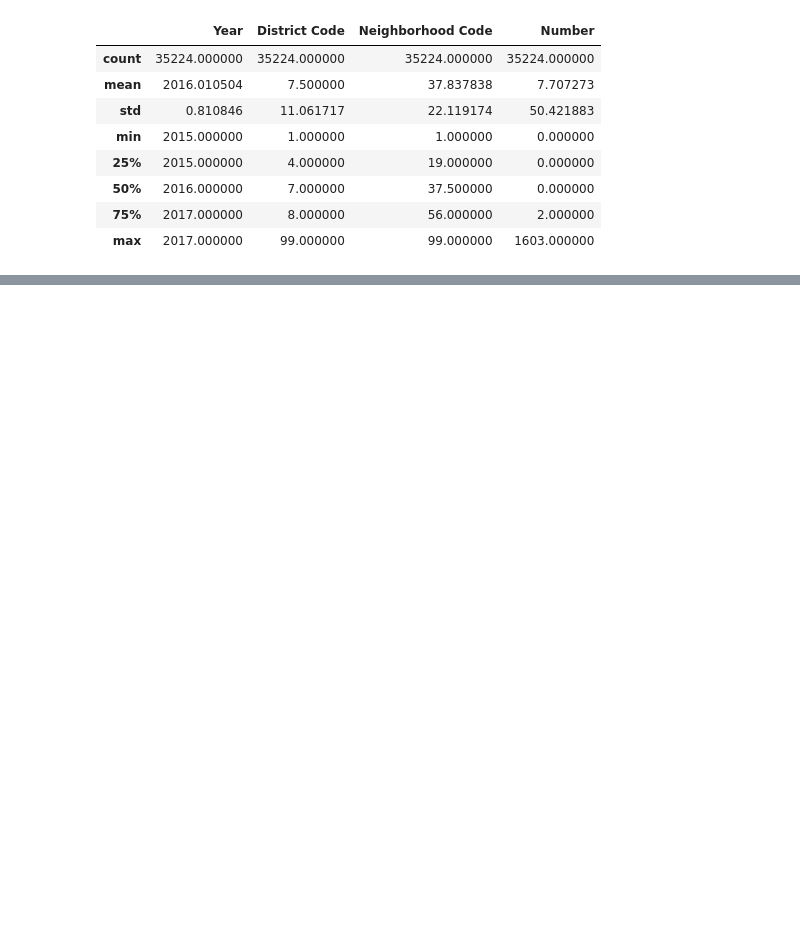
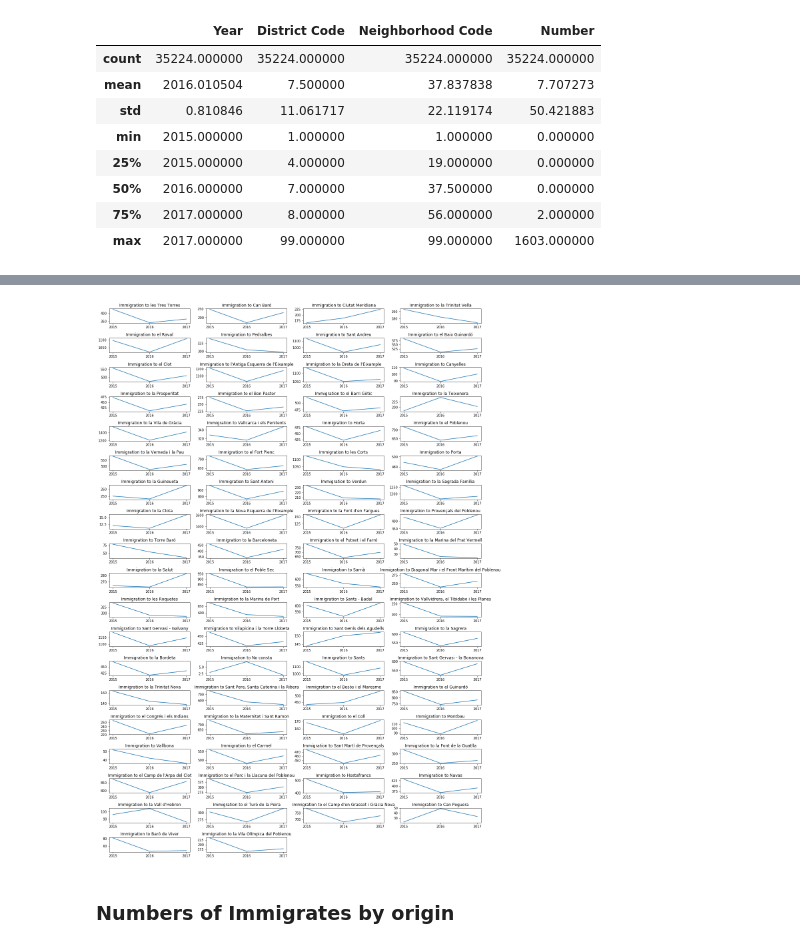
Before and after one commit to novajon/exploring-barcelona, a Jupyter notebook: Initial_Barcelona_Exploration.ipynb, the cells around one changed output, grey strips where cells are left out. Saved outputs shown, nothing was run; the diff lists cells and outputs as text; code cells hidden in the pictures; blank space fills up the shorter version.

```diff
--- a/Initial_Barcelona_Exploration.ipynb
+++ b/Initial_Barcelona_Exploration.ipynb
@@ -78,0 +100,14 @@ immigrants_nationality[immigrants_nationality.Nationality == "Spain"]
+# %%
+plt.figure(figsize=(20,30))
+for plot_ind,neighborhood in enumerate(unique_neighborhoods):
+    ax = plt.subplot(int(len(unique_neighborhoods)/4)+1,4,plot_ind+1)
+    current_immigrants = spanish_immigrants[spanish_immigrants["Neighborhood Name"]==neighborhood]
+    plt.plot(current_immigrants["Year"],current_immigrants["Number"])
+    ax.set_xticks(unique_years)
+    plt.title("Immigration to " + neighborhood)
+plt.subplots_adjust(hspace=1.0)
+plt.show()
+# %% [output]
+[figure, added]
+# %% [markdown]
+### Numbers of Immigrates by origin
```
Also changed, not shown: parts of 19 cells of this notebook.
